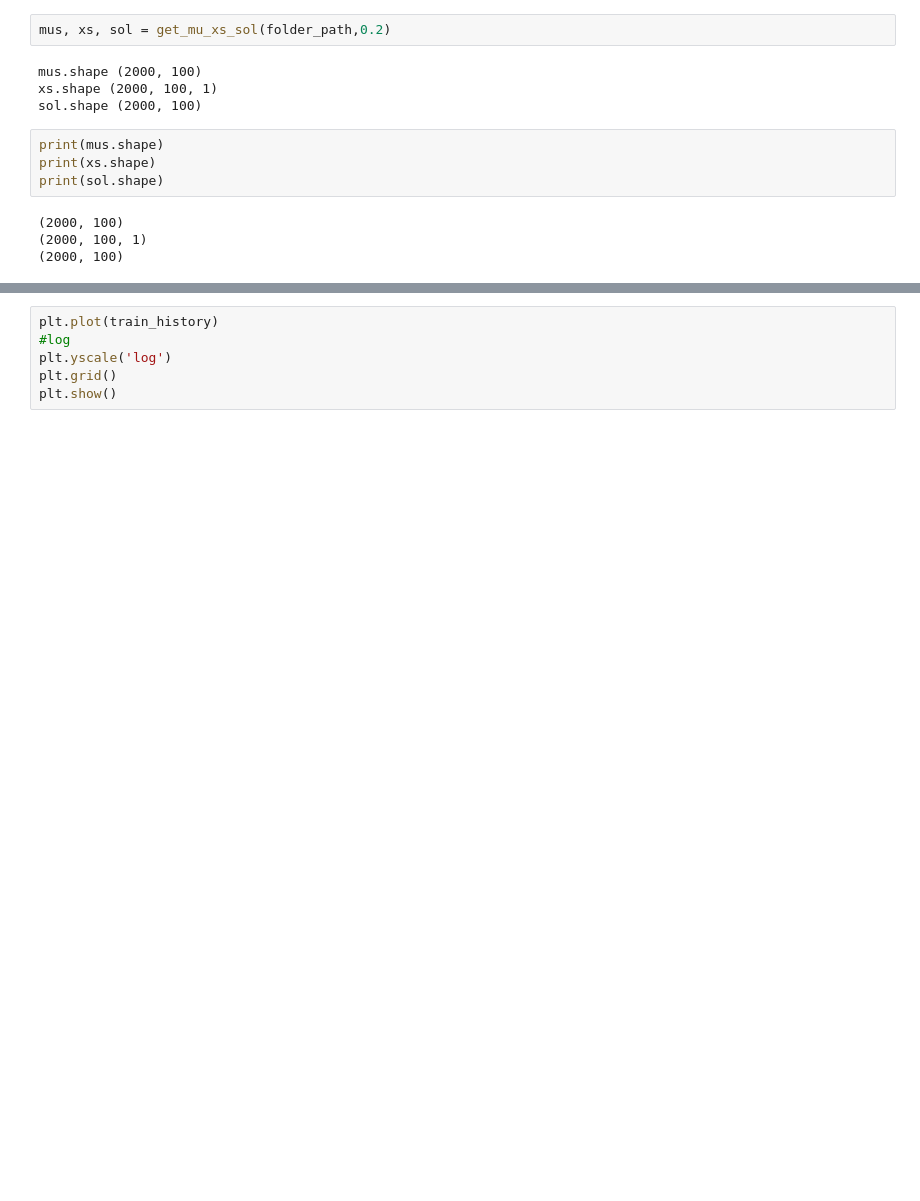
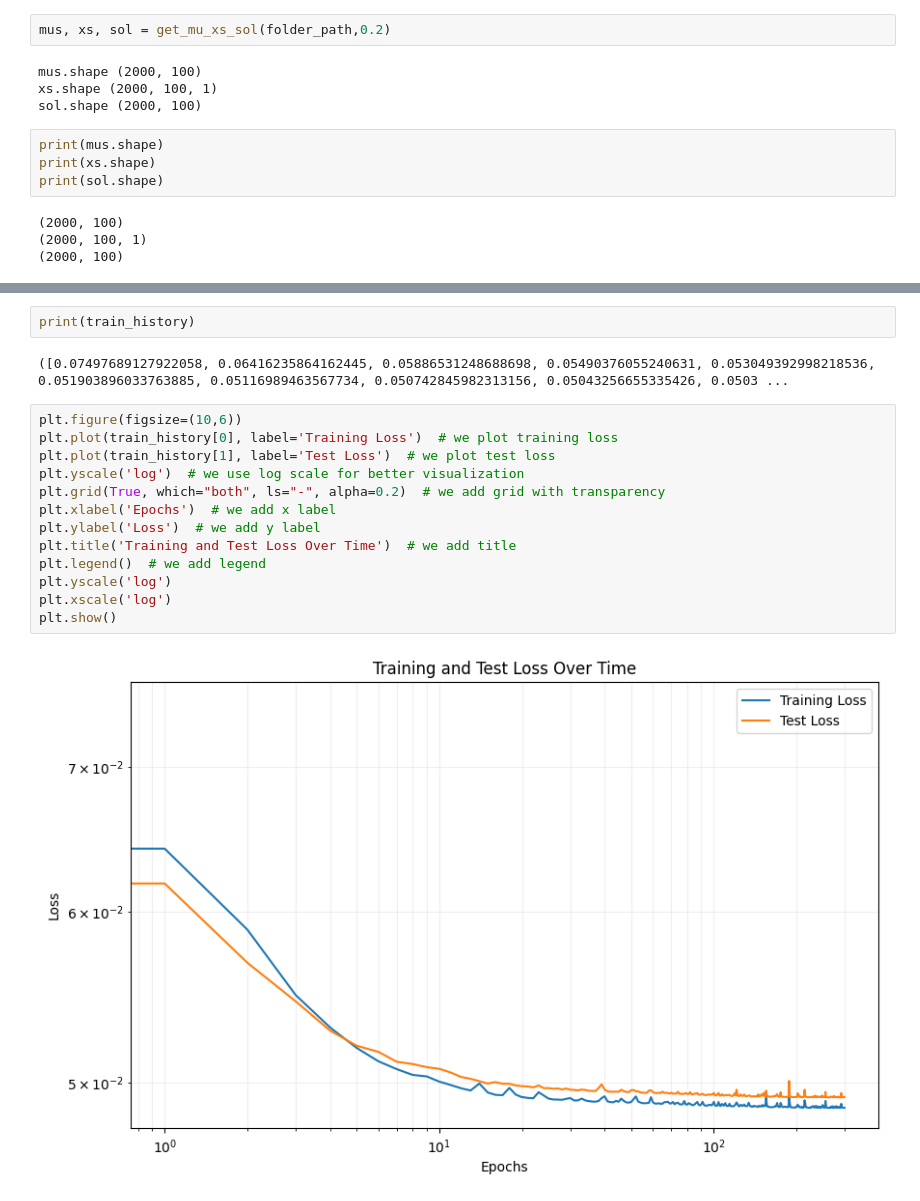
Before and after one commit to janisaiad/summerschool, a Jupyter notebook: notebooks/janis/training_deeponet_given.ipynb, the cells around one changed output, grey strips where cells are left out. Saved outputs shown, nothing was run; the diff lists cells and outputs as text; blank space fills up the shorter version.

Commit message:
training's great

```diff
--- a/notebooks/janis/training_deeponet_given.ipynb
+++ b/notebooks/janis/training_deeponet_given.ipynb
@@ -87,6 +73,19 @@ KeyboardInterrupt:
+# %%
+print(train_history)
+# %% [output]
+([0.07497689127922058, 0.06416235864162445, 0.05886531248688698, 0.05490376055240631, 0.053049392998218536, 0.051903896033763885, 0.05116989463567734, 0.050742845982313156, 0.05043256655335426, 0.0503 ...
 # %%
-plt.plot(train_history)
-#log
+plt.figure(figsize=(10,6))
+plt.plot(train_history[0], label='Training Loss')  # we plot training loss
+plt.plot(train_history[1], label='Test Loss')  # we plot test loss
+plt.yscale('log')  # we use log scale for better visualization
+plt.grid(True, which="both", ls="-", alpha=0.2)  # we add grid with transparency
+plt.xlabel('Epochs')  # we add x label
+plt.ylabel('Loss')  # we add y label
+plt.title('Training and Test Loss Over Time')  # we add title
+plt.legend()  # we add legend
 plt.yscale('log')
-plt.grid()
+plt.xscale('log')
 plt.show()
+# %% [output]
+[figure, added]
```
Also changed, not shown: parts of 4 cells of this notebook.
